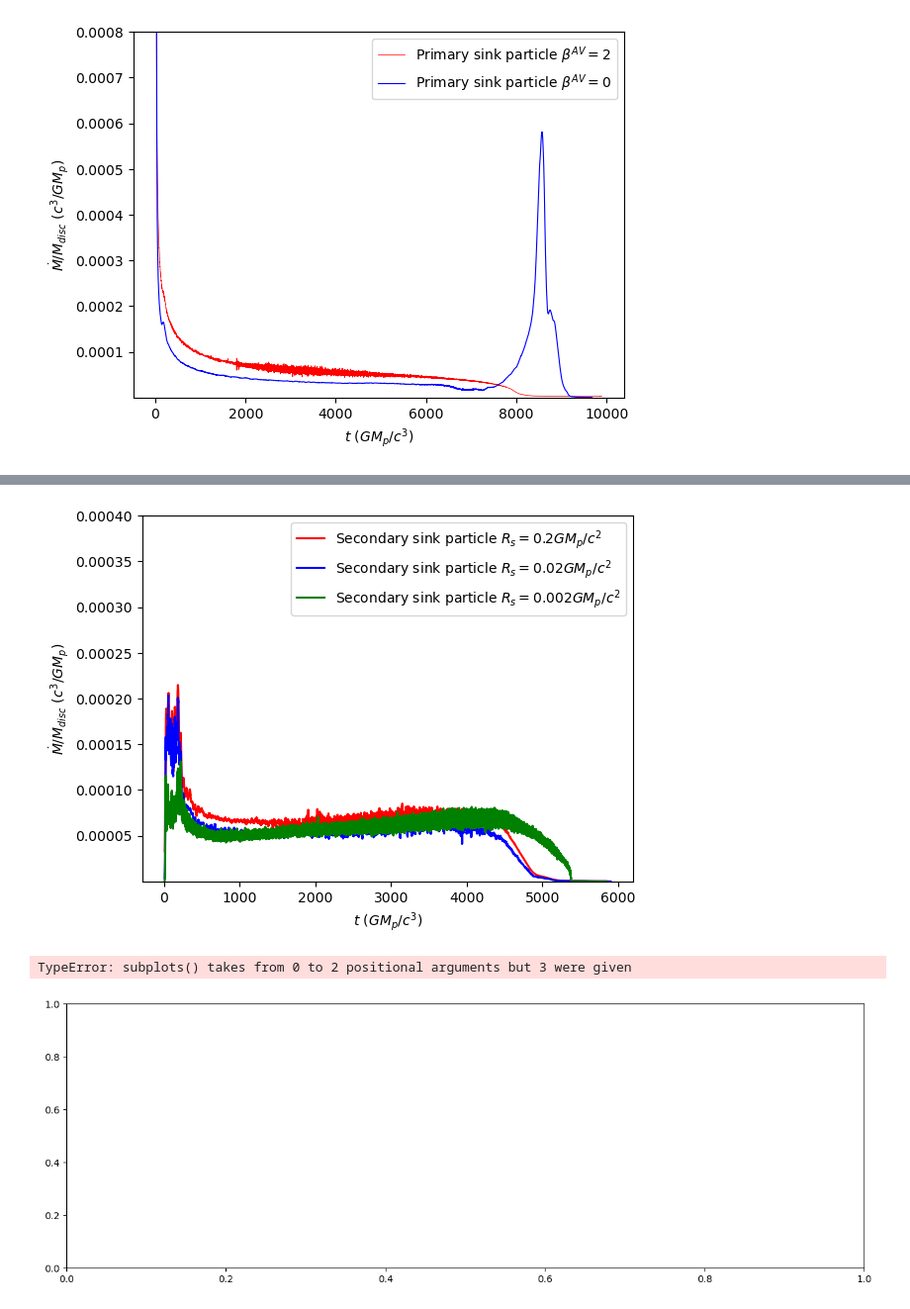
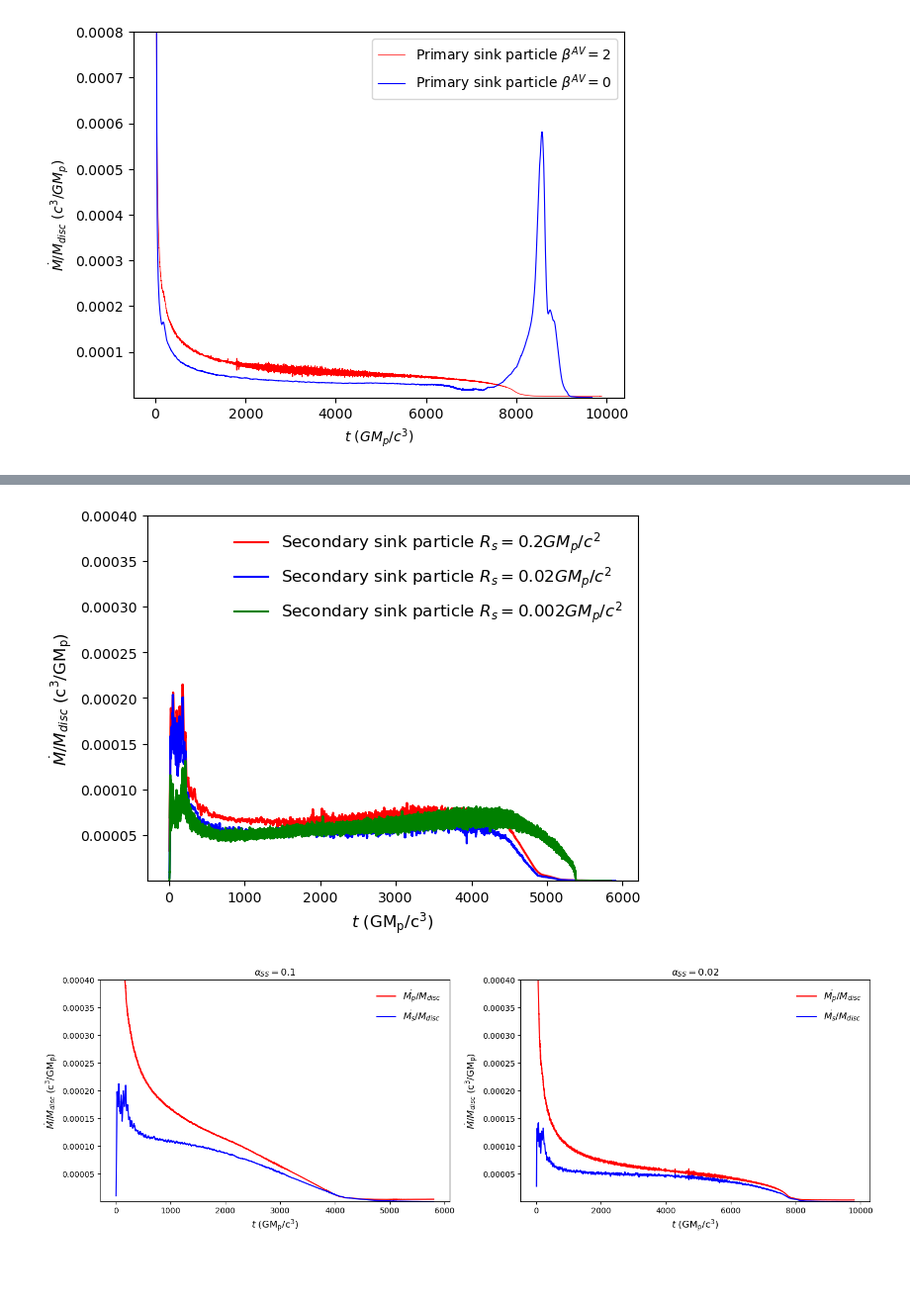
Before and after one commit to tomshilling04/physics_repo, a Jupyter notebook: Accretion_rate.ipynb, the cells around one changed output, grey strips where cells are left out. Shown at 99% size. Saved outputs shown, nothing was run; the diff lists cells and outputs as text; code cells hidden in the pictures; blank space fills up the shorter version.

Commit message:
fix: improved legends

```diff
--- a/Accretion_rate.ipynb
+++ b/Accretion_rate.ipynb
@@ -201,38 +201,45 @@ tmidS3, MdotS3 = Mass_acc_rate_graph_Secondary(file9,0.1,200)
 plt.plot(tmidS,MdotS,'-' ,color='red', label=r'Secondary sink particle $R_s=0.2GM_p/c^2$')
 plt.plot(tmidS2,MdotS2,'-' ,color='blue', label=r'Secondary sink particle $R_s=0.02GM_p/c^2$')
 plt.plot(tmidS3,MdotS3,'-' ,color='green', label=r'Secondary sink particle $R_s=0.002GM_p/c^2$')
-plt.ylabel("$\dot{M}$/$M_{disc}$ ($c^3$/$GM_p$)")
-plt.xlabel ("$t$ ($GM_p$/$c^3$)")
+#plt.axvline(x=5928, color='black', label="merger time")
+plt.ylabel(r"$\dot{M}$/$M_{disc}$ ($\mathrm{c^3/GM_p}$)",fontsize='large')
+plt.xlabel (r"$t$ ($\mathrm{GM_p/c^3}$)",fontsize='large')
 plt.ylim(10**(-8),0.0004)
 
-plt.legend()
-plt.savefig("secondary_accretion_rate.png")
+plt.legend(frameon=False,fontsize='large')
+plt.savefig("secondary_accretion_rate2_imp.pdf", bbox_inches='tight')
 plt.show()
 # %% [output]
-[figure, old version]
+[figure, new version]
 # %%
 alpha1 = "C:/Users/tomsh/OneDrive - University of Leeds/year 4/Accretion disc/Semester 2/Week7/alpha1/gwdisc01_al1.ev"
 alpha02 = "C:/Users/tomsh/OneDrive - University of Leeds/year 4/Accretion disc/Semester 2/Week6/alpha_0.02/gwdisc01.ev"
 tmidP_al1, MdotP_al1 = Mass_acc_rate_graph_Primary(alpha1,0.1) #change the disc file according to the data you are looking for
 tmidS_al1, MdotS_al1 = Mass_acc_rate_graph_Secondary(alpha1,0.1)
 tmidP_al02, MdotP_al02 = Mass_acc_rate_graph_Primary(alpha02,0.1) #change the disc file according to the data you are looking for
 tmidS_al02, MdotS_al02 = Mass_acc_rate_graph_Secondary(alpha02,0.1)
-plt.subplots(figsize=(15, 5))
-plt.subplots(1, 2,1)
-plt.plot(tmidP_al1, MdotP_al1,'-',color='red',label = r'$\dot{M_{p}}/M_{disc}$')
-plt.plot(tmidS_al1,MdotS_al1,'-',color='blue',label = r'$\dot{M_{s}}/M_{disc}$')
-plt.ylim(10**(-8),0.0004)
-plt.ylabel("$\dot{M}$/$M_{disc}$ ($c^3$/$GM_p$)")
-plt.xlabel ("$t$ ($GM_p$/$c^3$)")
-plt.legend(frameon=False)
-plt.subplot(1, 2, 2)
-plt.plot(tmidP_al02, MdotP_al02, '-',color='red',label = r'$\dot{M_{p}}/M_{disc}$')
-plt.plot(tmidS_al02, MdotS_al02, '-', color = 'blue', label = r'$\dot{M_{s}}/M_{disc}$')
-plt.ylim(10**(-8),0.0004)
-plt.ylabel("$\dot{M}$/$M_{disc}$ ($c^3$/$GM_p$)")
-plt.xlabel ("$t$ ($GM_p$/$c^3$)")
-plt.legend(frameon=False)
+
+
+fig, (ax1, ax2) = plt.subplots(1, 2, figsize=(15, 5))
+
+ax1.plot(tmidP_al1, MdotP_al1,'-',color='red',label = r'$\dot{M_{p}}/M_{disc}$')
+ax1.plot(tmidS_al1,MdotS_al1,'-',color='blue',label = r'$\dot{M_{s}}/M_{disc}$')
+ax1.set_ylim(10**(-8),0.0004)
+ax1.set_ylabel(r"$\dot{M}$/$M_{disc}$ ($\mathrm{c^3/GM_p}$)",fontsize='large')
+ax1.set_xlabel (r"$t$ ($\mathrm{GM_p/c^3}$)",fontsize='large')
+ax1.set_title(r"$\alpha_{SS}=0.1$",fontsize='large')
+ax1.legend(frameon=False,fontsize='large')
+
+ax2.plot(tmidP_al02, MdotP_al02, '-',color='red',label = r'$\dot{M_{p}}/M_{disc}$')
+ax2.plot(tmidS_al02, MdotS_al02, '-', color = 'blue', label = r'$\dot{M_{s}}/M_{disc}$')
+ax2.set_ylim(10**(-8),0.0004)
+ax2.set_ylabel(r"$\dot{M}$/$M_{disc}$ ($\mathrm{c^3/GM_p}$)",fontsize='large')
+ax2.set_xlabel (r"$t$ ($\mathrm{GM_p/c^3}$)",fontsize='large')
+ax2.set_title(r"$\alpha_{SS}=0.02$",fontsize='large')
+ax2.legend(frameon=False,fontsize='large')
+
+plt.tight_layout()
+plt.savefig("All_other_alpha_values_imp.pdf",  bbox_inches='tight')
 plt.show()
 # %% [output]
-TypeError: subplots() takes from 0 to 2 positional arguments but 3 were given
-[figure, old version]
+[figure, new version]
```
Also changed, not shown: parts of 5 cells of this notebook.
